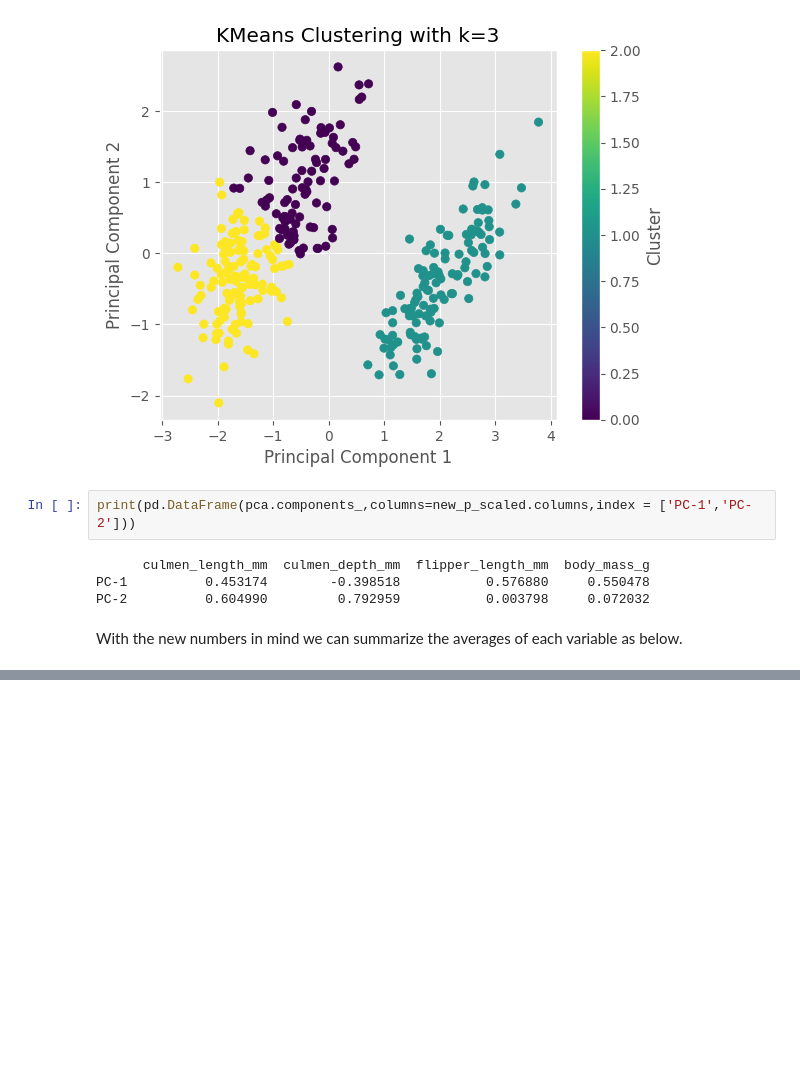
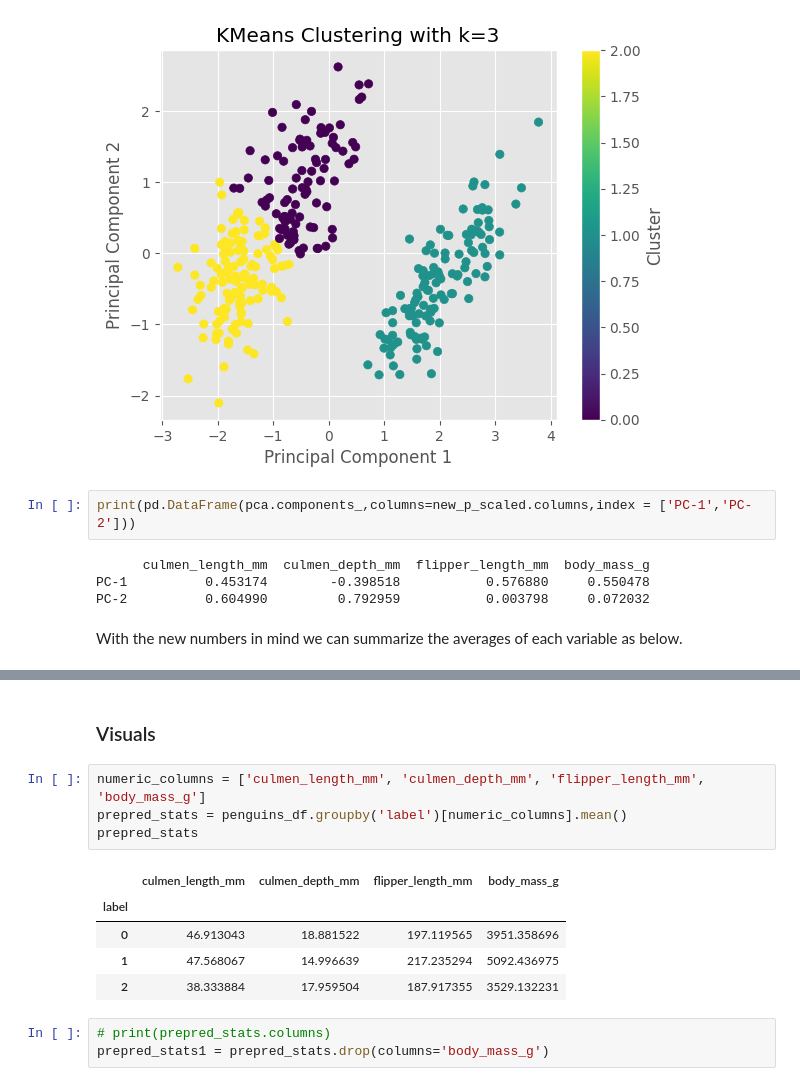
Before and after one commit to ealmiras/antarctic_penguins, a Jupyter notebook: notebook.ipynb, the cells around one changed output, grey strips where cells are left out. Saved outputs shown, nothing was run; the diff lists cells and outputs as text; blank space fills up the shorter version.

```diff
--- a/notebook.ipynb
+++ b/notebook.ipynb
@@ -261,3 +261,18 @@ label sex
       MALE    5484.836066
 2     FEMALE  3345.312500
       MALE    3887.804878
+# %% [markdown]
+### Visuals
+# %%
+numeric_columns = ['culmen_length_mm', 'culmen_depth_mm', 'flipper_length_mm', 'body_mass_g']
+prepred_stats = penguins_df.groupby('label')[numeric_columns].mean()
+prepred_stats
+# %% [output]
+|  | culmen_length_mm | culmen_depth_mm | flipper_length_mm | body_mass_g |
+| label |  |  |  |  |
+| 0 | 46.913043 | 18.881522 | 197.119565 | 3951.358696 |
+| 1 | 47.568067 | 14.996639 | 217.235294 | 5092.436975 |
+| 2 | 38.333884 | 17.959504 | 187.917355 | 3529.132231 |
+# %%
+# print(prepred_stats.columns)
+prepred_stats1 = prepred_stats.drop(columns='body_mass_g')
```
Also changed, not shown: parts of 5 cells of this notebook.
